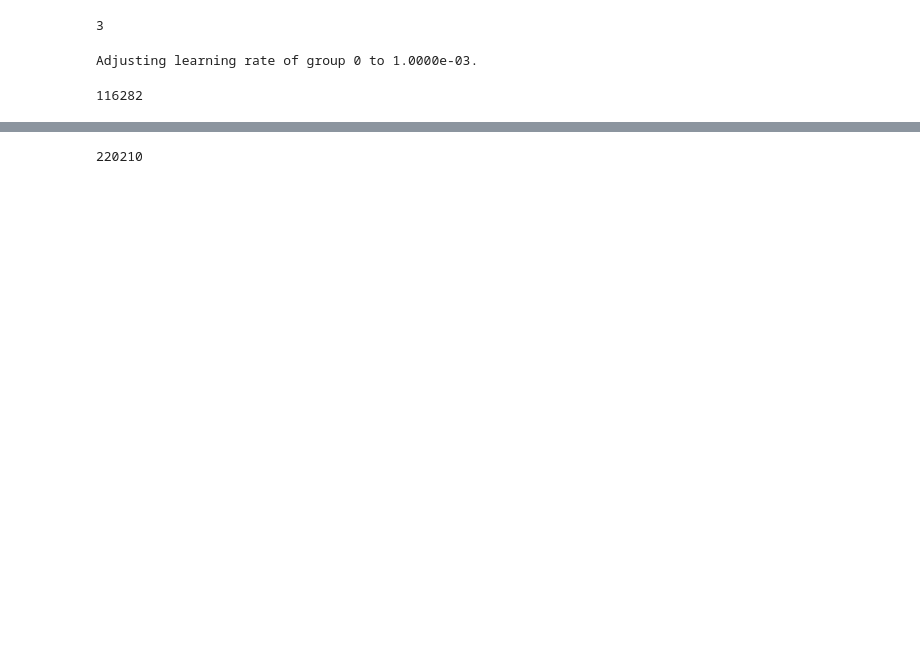
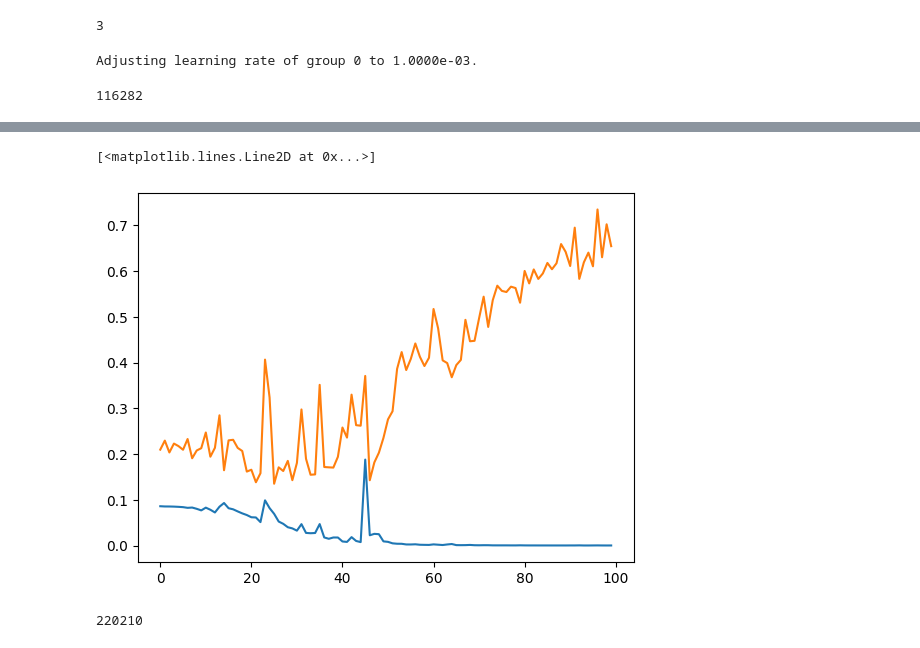
Before and after one commit to myxa/Open_Close_GNN, a Jupyter notebook: notebooks/model_training.ipynb, the cells around one changed output, grey strips where cells are left out. Saved outputs shown, nothing was run; the diff lists cells and outputs as text; code cells hidden in the pictures; blank space fills up the shorter version.

```diff
--- a/notebooks/model_training.ipynb
+++ b/notebooks/model_training.ipynb
@@ -159 +211,9 @@ Epoch: 012, Train Loss: 0.0820, Test Loss 0.2230, Train Acc: 0.7500, Test Acc: 0
+# %%
+train_loss, val_loss = zip(*history)
+
+plt.plot(train_loss)
+plt.plot(val_loss);
+# %% [output]
+[<matplotlib.lines.Line2D at 0x...>]
+[figure, added]
 # %%
```
Also changed, not shown: parts of 27 cells of this notebook, 4 other files.
